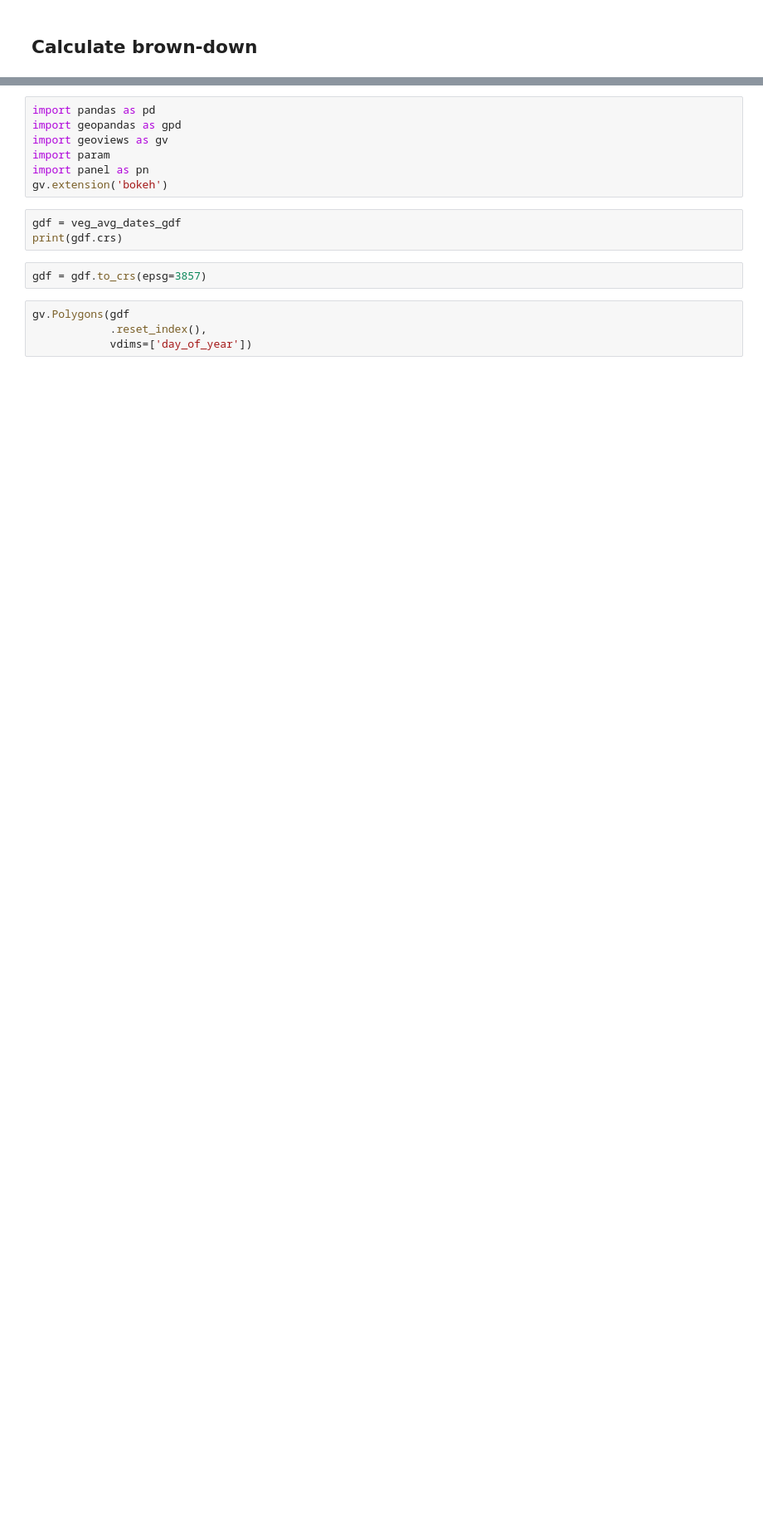
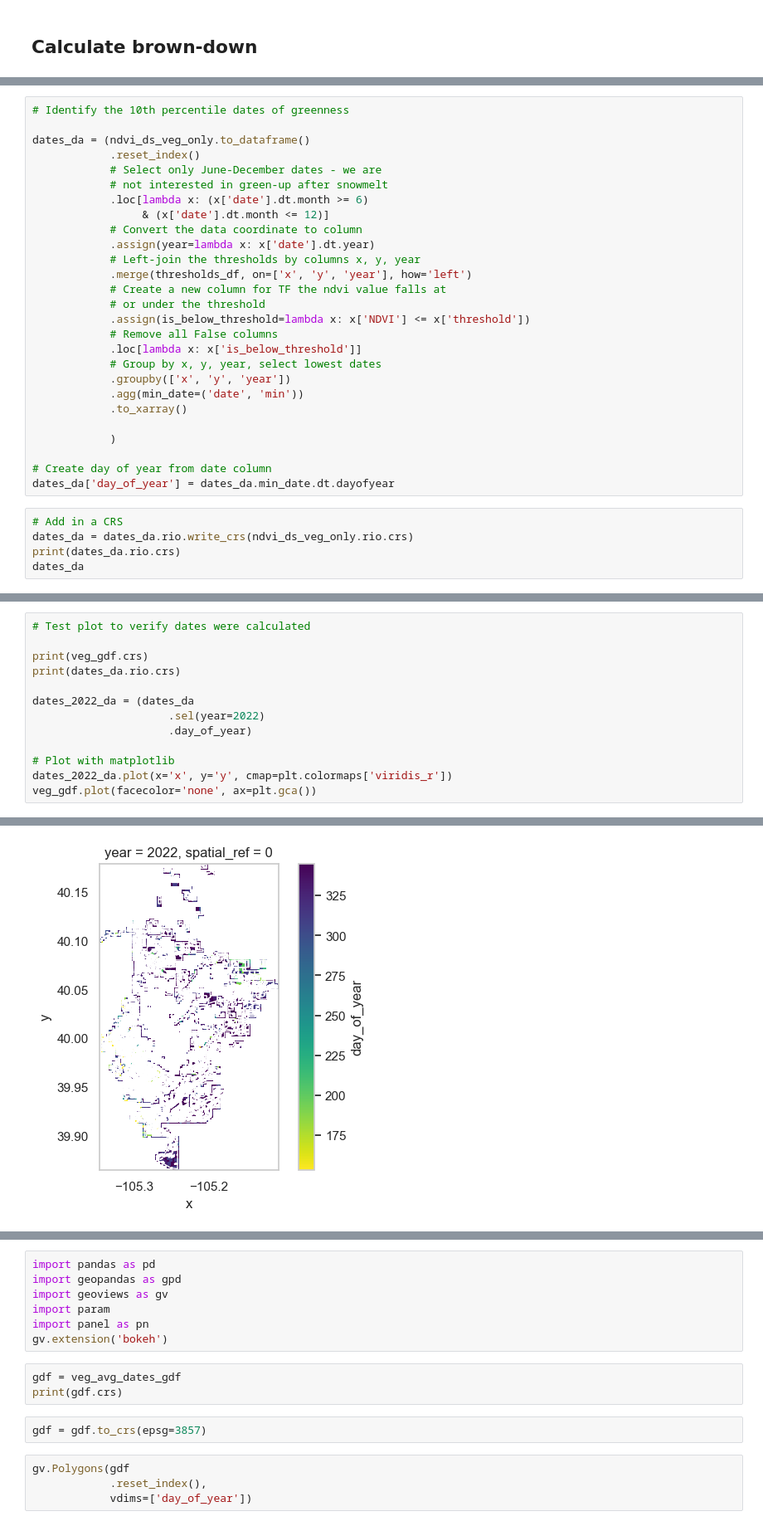
Before and after one commit to advythr/grassland-phenology-project, a Jupyter notebook: boulder_brown_down.ipynb, the cells around one changed output, grey strips where cells are left out. Shown at 83% size. Saved outputs shown, nothing was run; the diff lists cells and outputs as text; blank space fills up the shorter version.

Commit message:
Created first two final plots and added bug report link

```diff
--- a/boulder_brown_down.ipynb
+++ b/boulder_brown_down.ipynb
@@ -617,0 +475,32 @@ time_slider_plot * gv.tile_sources.EsriImagery
+# %%
+# Identify the 10th percentile dates of greenness
+
+dates_da = (ndvi_ds_veg_only.to_dataframe()
+            .reset_index()
+            # Select only June-December dates - we are
+            # not interested in green-up after snowmelt
+            .loc[lambda x: (x['date'].dt.month >= 6)
+                 & (x['date'].dt.month <= 12)]
+            # Convert the data coordinate to column
+            .assign(year=lambda x: x['date'].dt.year)
+            # Left-join the thresholds by columns x, y, year
+            .merge(thresholds_df, on=['x', 'y', 'year'], how='left')
+            # Create a new column for TF the ndvi value falls at
+            # or under the threshold
+            .assign(is_below_threshold=lambda x: x['NDVI'] <= x['threshold'])
+            # Remove all False columns
+            .loc[lambda x: x['is_below_threshold']]
+            # Group by x, y, year, select lowest dates
+            .groupby(['x', 'y', 'year'])
+            .agg(min_date=('date', 'min'))
+            .to_xarray()
+
+            )
+
+# Create day of year from date column
+dates_da['day_of_year'] = dates_da.min_date.dt.dayofyear
+# %%
+# Add in a CRS
+dates_da = dates_da.rio.write_crs(ndvi_ds_veg_only.rio.crs)
+print(dates_da.rio.crs)
+dates_da
@@ -617,0 +519,14 @@ time_slider_plot * gv.tile_sources.EsriImagery
+# %%
+# Test plot to verify dates were calculated
+
+print(veg_gdf.crs)
+print(dates_da.rio.crs)
+
+dates_2022_da = (dates_da
+                     .sel(year=2022)
+                     .day_of_year)
+
+# Plot with matplotlib
+dates_2022_da.plot(x='x', y='y', cmap=plt.colormaps['viridis_r'])
+veg_gdf.plot(facecolor='none', ax=plt.gca())
+# %% [output]
@@ -617,0 +536 @@ time_slider_plot * gv.tile_sources.EsriImagery
+[figure, added]
```
Also changed, not shown: parts of 70 cells of this notebook, 2 other files.
